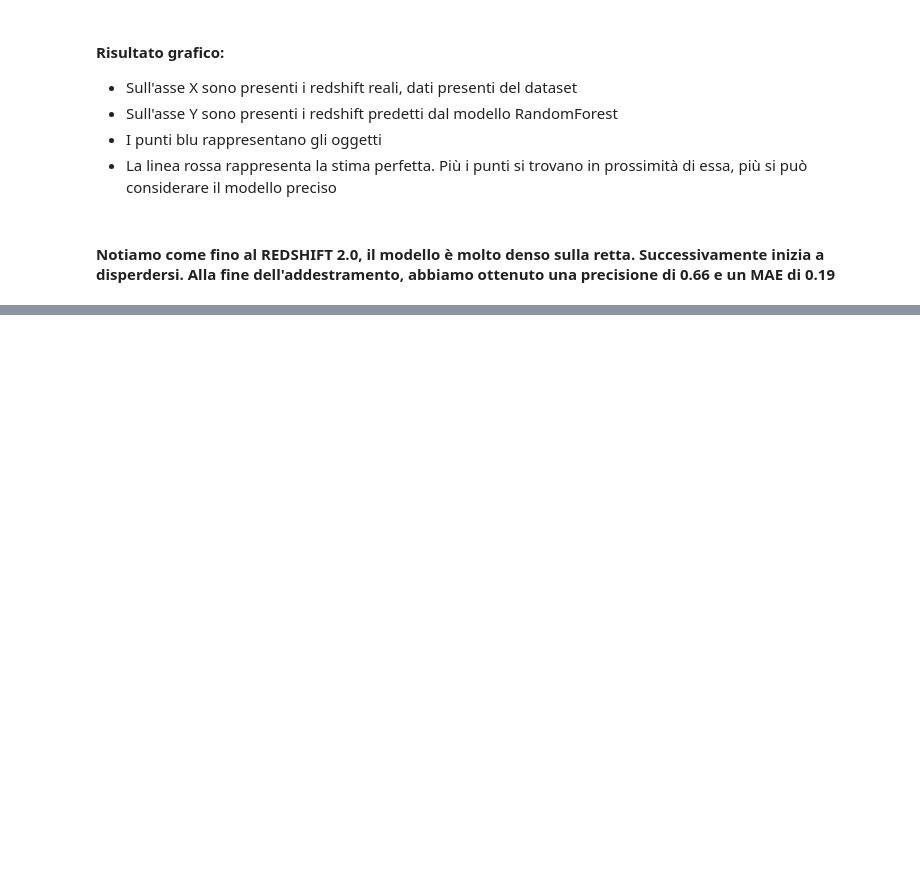
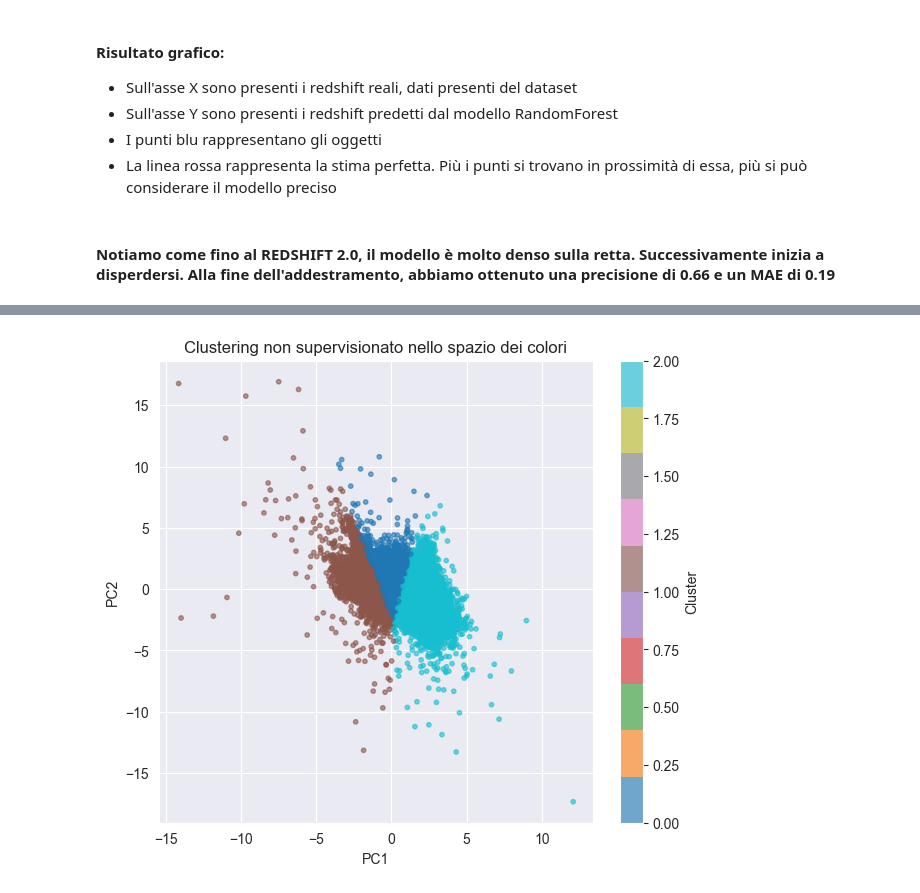
Before and after one commit to FabianCalangiu/Astronomical-Objects-Analysis, a Jupyter notebook: notebooks/astronomical_analysis.ipynb, the cells around one changed output, grey strips where cells are left out. Cells and saved outputs as stored; diff of their text form; code cells hidden in the pictures; blank space fills up the shorter version.

```diff
--- a/notebooks/astronomical_analysis.ipynb
+++ b/notebooks/astronomical_analysis.ipynb
@@ -422,0 +590,23 @@ print(f"Coefficiente di Determinazione (R2): {r2:.4f}")
+# %%
+kmeans = KMeans(n_clusters=3, random_state=42)
+clusters = kmeans.fit_predict(X_pca)
+
+df_clust["cluster"] = clusters
+
+plt.figure(figsize=(7,6))
+plt.scatter(
+    X_pca[:,0],
+    X_pca[:,1],
+    c=clusters,
+    cmap="tab10",
+    s=10,
+    alpha=0.6
+)
+
+plt.xlabel("PC1")
+plt.ylabel("PC2")
+plt.title("Clustering non supervisionato nello spazio dei colori")
+plt.colorbar(label="Cluster")
+plt.show()
+# %% [output]
+[figure, added]
```
Also changed, not shown: parts of 31 cells of this notebook.
